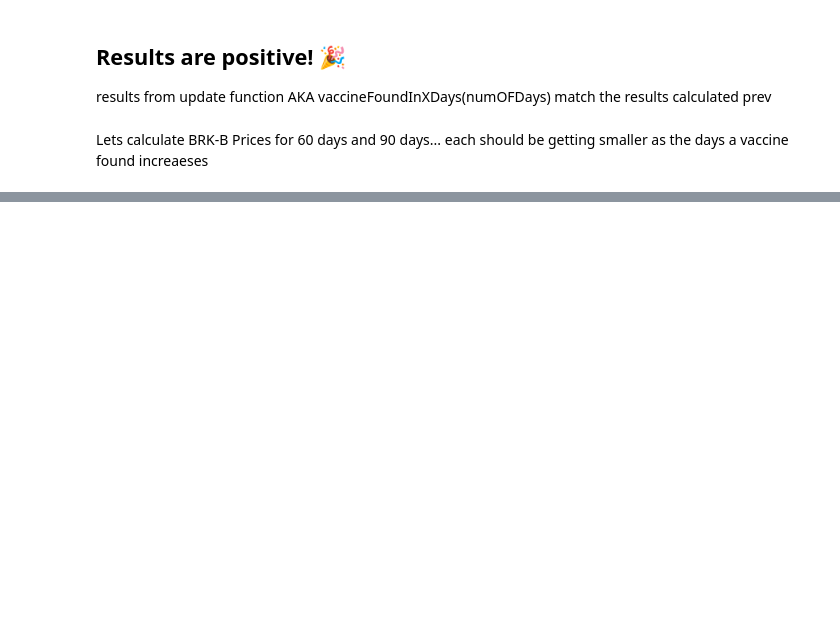
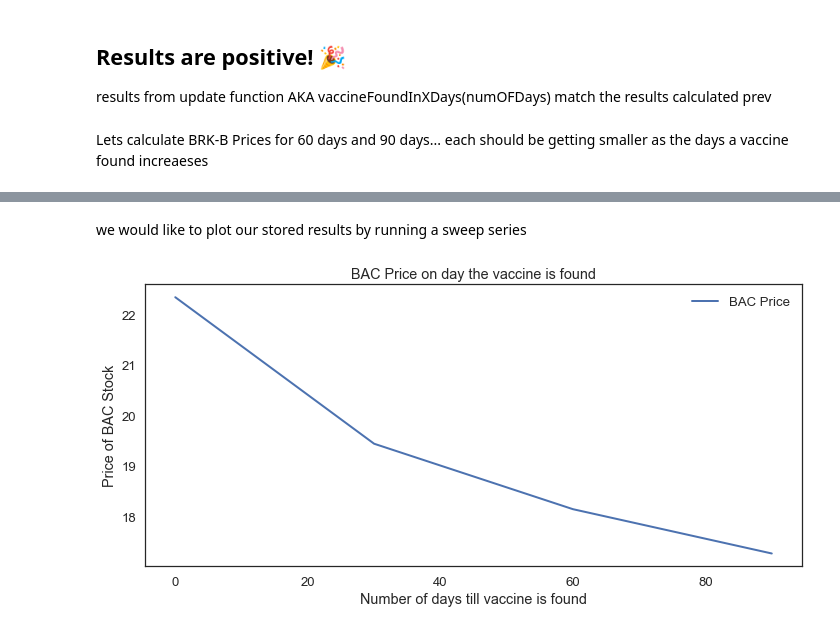
Before and after one commit to YasinEhsan/Berkshire-Hathaway-Price-Modeling, a Jupyter notebook: v2_brk_vaccine_x_days_.ipynb, the cells around one changed output, grey strips where cells are left out. Saved outputs shown, nothing was run; the diff lists cells and outputs as text; code cells hidden in the pictures; blank space fills up the shorter version.

Commit message:
added update func and real time graphs

```diff
--- a/v2_brk_vaccine_x_days_.ipynb
+++ b/v2_brk_vaccine_x_days_.ipynb
@@ -182,7 +194,7 @@ calcPrice(data_in_30days)
 brk_price = data_in_30days["OTHER_STAKES"][0]
 futurePrice = calcUpdatedBRKPrice(derived_price, dividend_equity, brk_price)
 
-brk_prices_if_vaccineXdays = []
-brk_prices_if_vaccineXdays.append((0,futurePrice))
+# brk_prices_if_vaccineXdays = []
+brk_prices_if_vaccineXdays.append((30,futurePrice))
 # %% [output]
 if vaccine was found 30 days from today...
@@ -257,0 +293,21 @@ BRK-B price in May 2021 $ 198.81
+# %% [markdown]
+we would like to plot our stored results by running a sweep series
+# %%
+from modsim import *
+def plotIndividualStock(data_in_Xdays, brk_prices_if_vaccineXdays, stock):
+    sweep = SweepSeries()
+    for i, data in enumerate(brk_prices_if_vaccineXdays):
+        daysTillVaccineFound = data[0]
+        stockPriceTillVaccineFound = data[1]
+        sweep[daysTillVaccineFound] = data_in_Xdays[stock][i]
+    return sweep
+
+stock = 'BAC'
+plot(plotIndividualStock(data_in_Xdays, brk_prices_if_vaccineXdays, stock),
+     label= stock +' Price')
+
+decorate(title= stock +' Price on day the vaccine is found',
+         ylabel='Price of ' + stock +  ' Stock',
+         xlabel='Number of days till vaccine is found')
+# %% [output]
+[figure, added]
```
Also changed, not shown: parts of 22 cells of this notebook.
